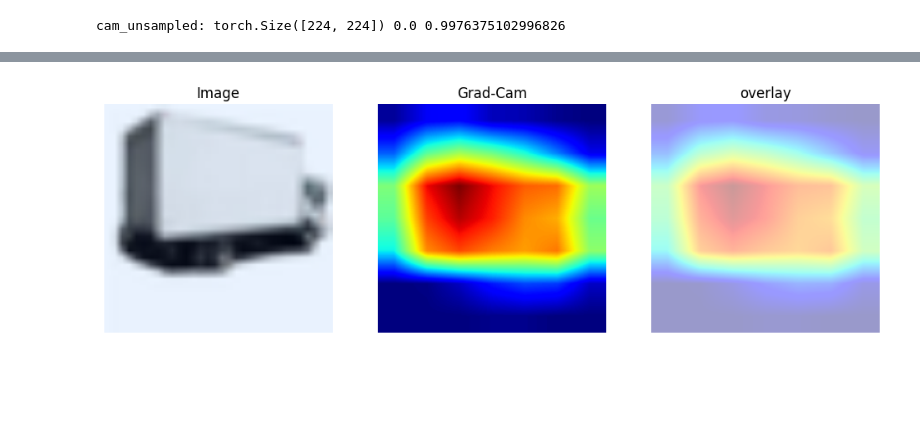
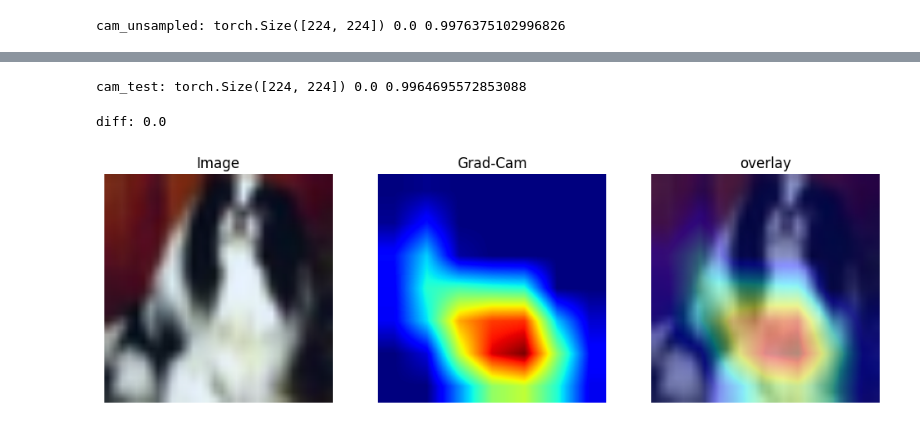
Before and after one commit to stanley1208/AI-Learning, a Jupyter notebook: Basic.ipynb, the cells around one changed output, grey strips where cells are left out. Drawn from its saved outputs; the diff is of its cells as text; code cells hidden in the pictures; blank space fills up the shorter version.

```diff
--- a/Basic.ipynb
+++ b/Basic.ipynb
@@ -307,18 +307,6 @@ target_layer.register_forward_hook(forward_hook)
 target_layer.register_full_backward_hook(backward_hook)
 # %% [output]
 <torch.utils.hooks.RemovableHandle at 0x...>
-# %%
-model.eval()
-device = torch.device('cuda' if torch.cuda.is_available() else 'cpu')
-model.to(device) # Move the model to the selected device
-image,labels=next(iter(test_loader))
-image,labels=image.to(device),labels.to(device)
-
-logits=model(image)
-pred=logits.argmax(dim=1)
-
-model.zero_grad()
-logits[0,pred[0].item()].backward()
 # %%
 print("activations",activations.shape)
 print("grads",grads.shape)
@@ -365,29 +411,50 @@ cam_unsampled: torch.Size([224, 224]) 0.0 0.9976375102996826
+# %%
+model.eval()
+device = torch.device('cuda' if torch.cuda.is_available() else 'cpu')
+model.to(device) # Move the model to the selected device
+image,labels=next(iter(test_loader))
+image,labels=image.to(device),labels.to(device)
+
+cam_test=compute_gradcam(model,image,labels[0].item())
+
+print("cam_test:",cam_test.shape,cam_test.min().item(),cam_test.max().item())
+# %% [output]
+cam_test: torch.Size([224, 224]) 0.0 0.9964695572853088
+# %%
+cam1=compute_gradcam(model,image,labels[0].item())
+cam2=compute_gradcam(model,image,labels[0].item())
+
+diff=(cam1-cam2).abs().mean().item()
+print("diff:",diff)
+# %% [output]
+diff: 0.0
 # %%
 # Take the same image you explained (image 0 from the batch)
 img=image[0].detach().cpu() # [3,224,224]
 img=img.permute(1,2,0)  # -> [224,224,3]
 
 # Normalize image for display (since it was normalized for training)
 img=(img-img.min())/(img.max()-img.min()+1e-8)
 
-heat=cam_unsampled.detach().cpu() # [224,224]
+heat=cam_test.detach().cpu() # [224,224] - Using cam_test instead of cam_unsampled
 
 plt.figure(figsize=(12,4))
 plt.subplot(1,3,1)
 plt.title("Image")
 plt.imshow(img)
 plt.axis("off")
 
 plt.subplot(1,3,2)
 plt.title("Grad-Cam")
 plt.imshow(heat,cmap="jet")
 plt.axis("off")
 
 plt.subplot(1,3,3)
 plt.title("overlay")
+plt.imshow(img)
 plt.imshow(heat,cmap="jet",alpha=0.4)
 plt.axis("off")
 
 plt.show()
 # %% [output]
-[figure, old version]
+[figure, new version]
```
Also changed, not shown: parts of 2 cells of this notebook.
